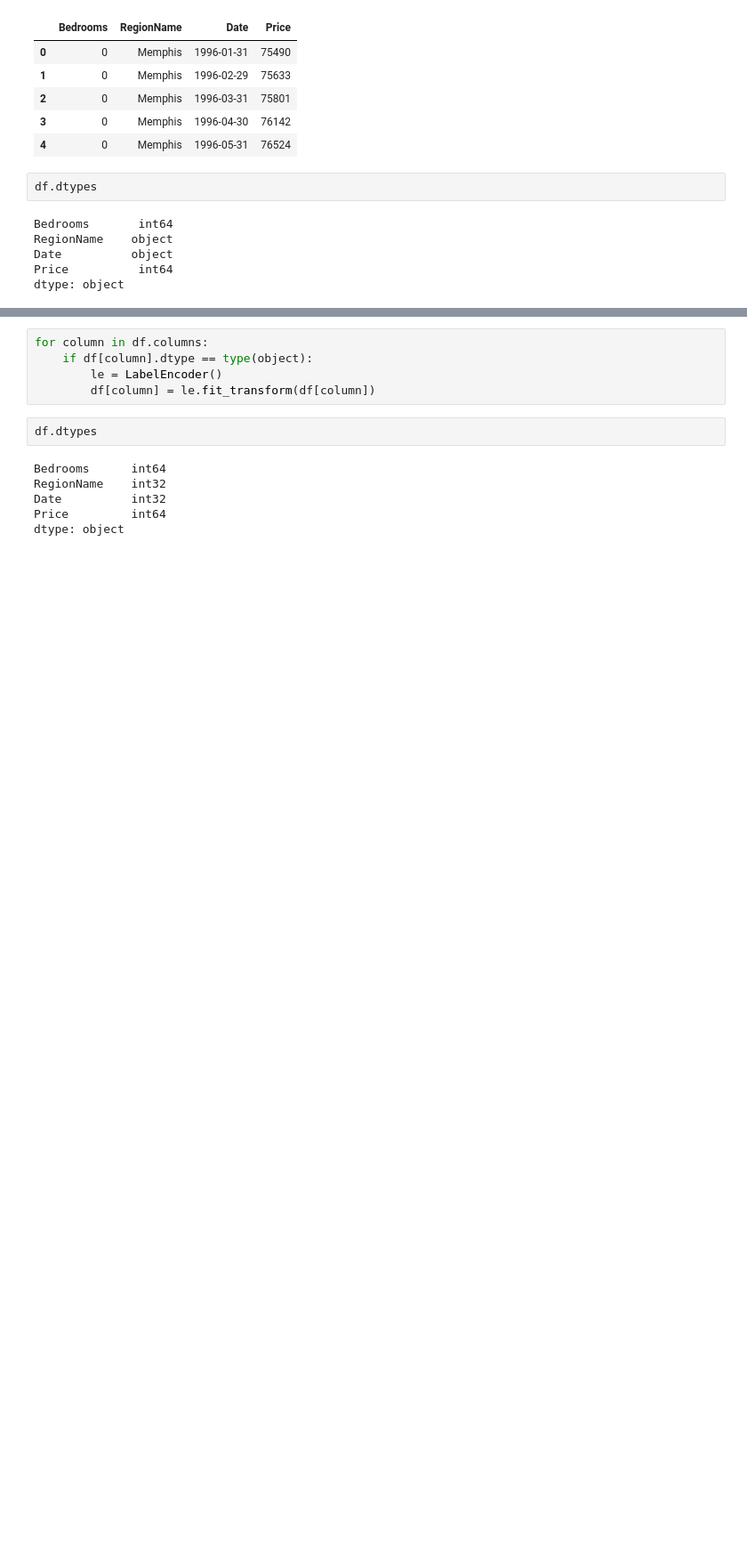
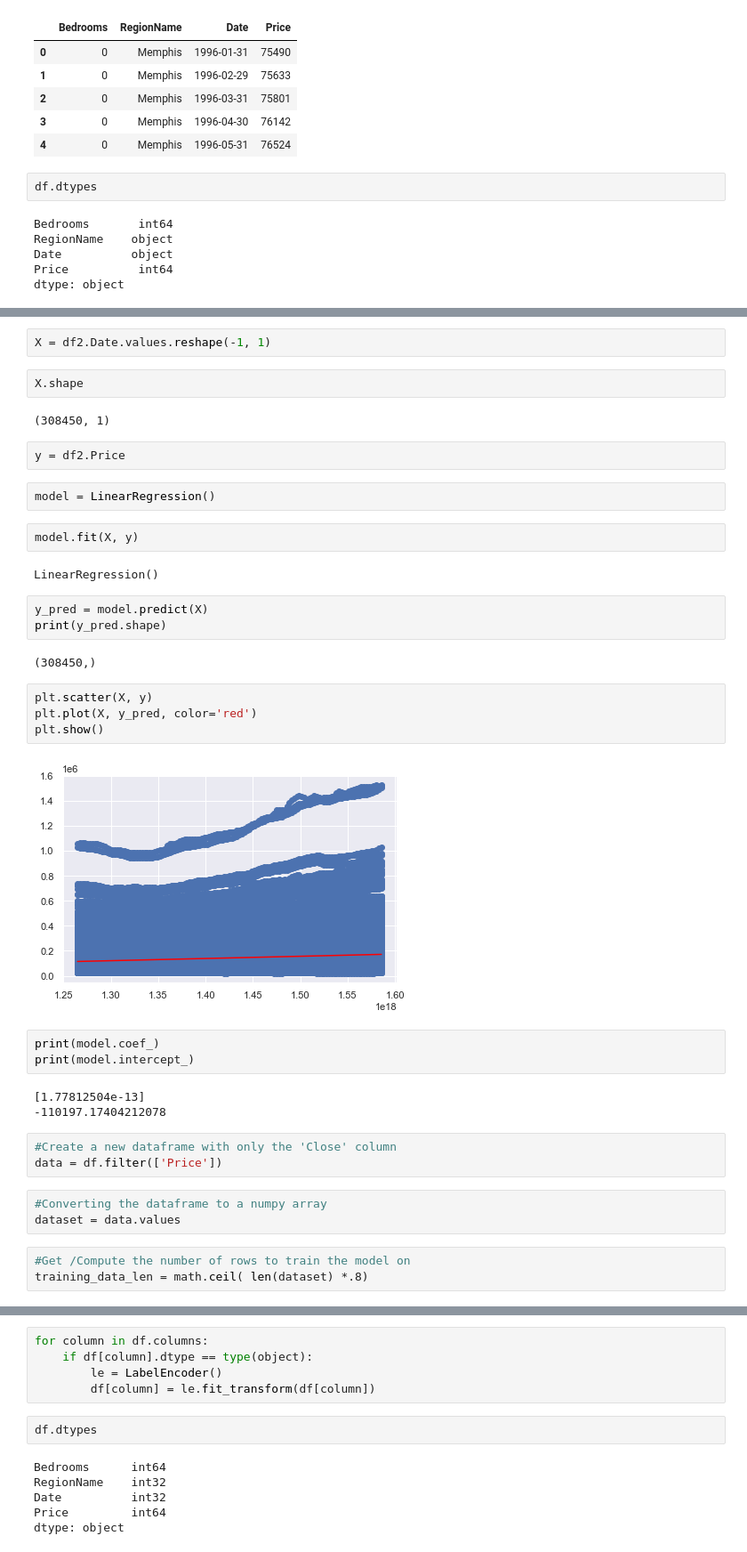
Before and after one commit to trallen09/team_centennial_park, a Jupyter notebook: ML_Zillow.ipynb, the cells around one changed output, grey strips where cells are left out. Shown: that part at 89% size. Cells and saved outputs as stored; diff of their text form; blank space fills up the shorter version.

```diff
--- a/ML_Zillow.ipynb
+++ b/ML_Zillow.ipynb
@@ -31,0 +160,40 @@ from sklearn.linear_model import LinearRegression
+# %%
+X = df2.Date.values.reshape(-1, 1)
+# %%
+X.shape
+# %% [output]
+(308450, 1)
+# %%
+y = df2.Price
+# %%
+model = LinearRegression()
+# %%
+model.fit(X, y)
+# %% [output]
+LinearRegression()
+# %%
+y_pred = model.predict(X)
+print(y_pred.shape)
+# %% [output]
+(308450,)
+# %%
+plt.scatter(X, y)
+plt.plot(X, y_pred, color='red')
+plt.show()
+# %% [output]
+[figure, added]
+# %%
+print(model.coef_)
+print(model.intercept_)
+# %% [output]
+[1.77812504e-13]
+-110197.17404212078
+# %%
+#Create a new dataframe with only the 'Close' column
+data = df.filter(['Price'])
+# %%
+#Converting the dataframe to a numpy array
+dataset = data.values
+# %%
+#Get /Compute the number of rows to train the model on
+training_data_len = math.ceil( len(dataset) *.8)
```
Also changed, not shown: parts of 43 cells of this notebook.
